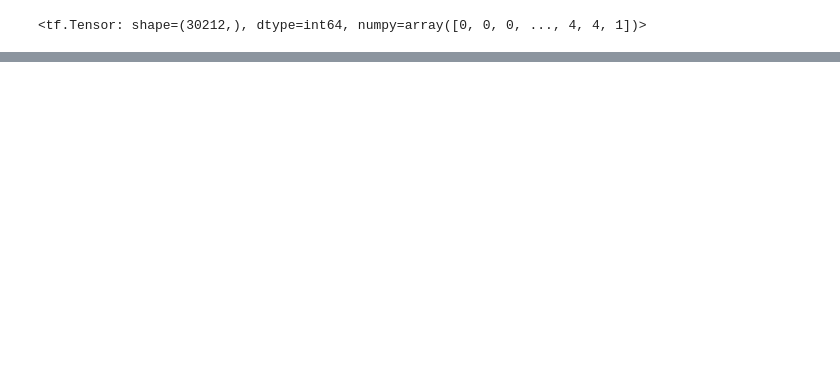
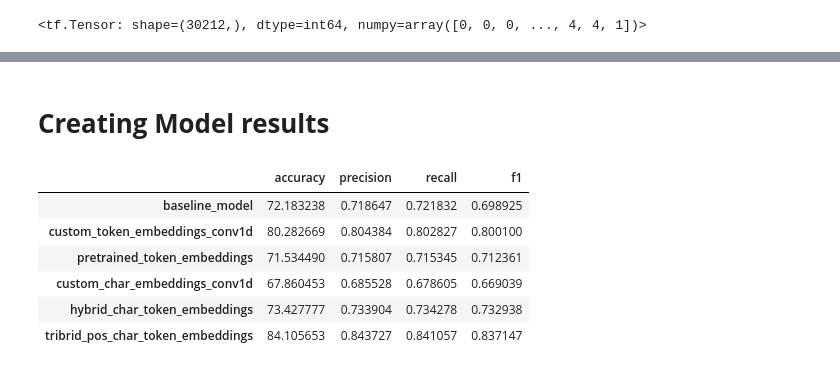
Before and after one commit to Chandu106/Natural_Language_Processing_SkimLit_Project02, a Jupyter notebook: SkimLit_project.ipynb, the cells around one changed output, grey strips where cells are left out. Drawn from its saved outputs; the diff is of its cells as text; code cells hidden in the pictures; blank space fills up the shorter version.

```diff
--- a/SkimLit_project.ipynb
+++ b/SkimLit_project.ipynb
@@ -1225,0 +1228,19 @@ model_5_results
+# %% [markdown]
+# **Creating Model results**
+# %%
+all_model_results = pd.DataFrame({"baseline_model": baseline_results,
+                                  "custom_token_embeddings_conv1d": model_1_results,
+                                  "pretrained_token_embeddings": model_2_results,
+                                  "custom_char_embeddings_conv1d":model_3_results,
+                                  "hybrid_char_token_embeddings": model_4_results,
+                                  "tribrid_pos_char_token_embeddings": model_5_results})
+all_model_results = all_model_results.transpose()
+all_model_results
+# %% [output]
+|  | accuracy | precision | recall | f1 |
+| baseline_model | 72.183238 | 0.718647 | 0.721832 | 0.698925 |
+| custom_token_embeddings_conv1d | 80.282669 | 0.804384 | 0.802827 | 0.800100 |
+| pretrained_token_embeddings | 71.534490 | 0.715807 | 0.715345 | 0.712361 |
+| custom_char_embeddings_conv1d | 67.860453 | 0.685528 | 0.678605 | 0.669039 |
+| hybrid_char_token_embeddings | 73.427777 | 0.733904 | 0.734278 | 0.732938 |
+| tribrid_pos_char_token_embeddings | 84.105653 | 0.843727 | 0.841057 | 0.837147 |
```
Also changed, not shown: parts of 41 cells of this notebook.
